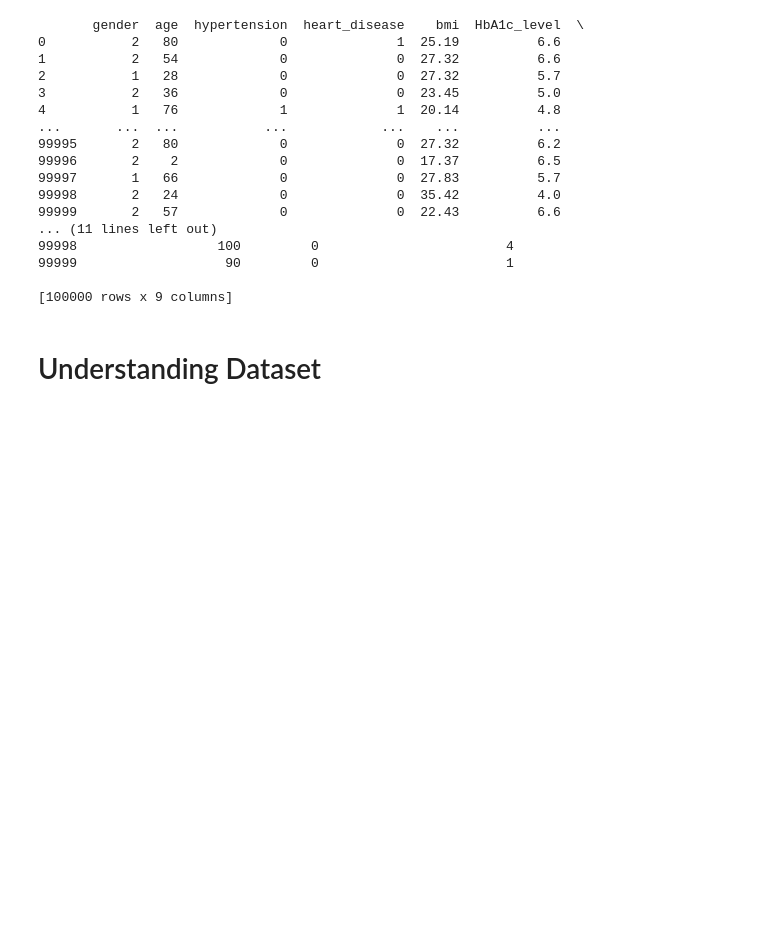
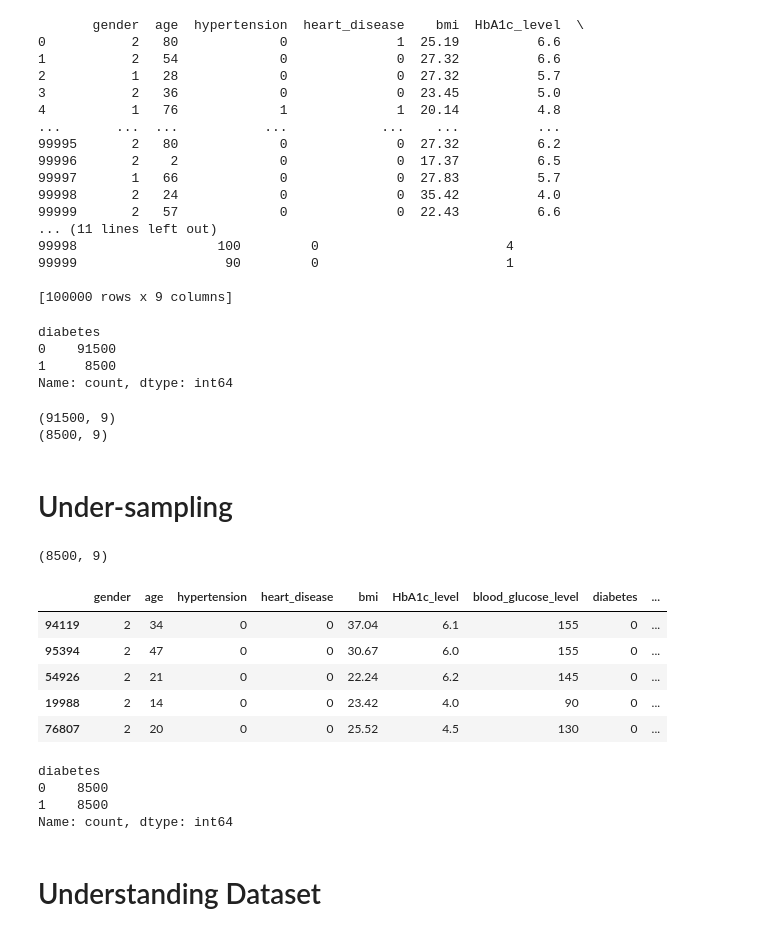
Before and after one commit to PrathamKumar125/Diabetes_Prediction_model, a Jupyter notebook: Diabetes Prediction Model.ipynb, the cells around one changed output. Saved outputs shown, nothing was run; the diff lists cells and outputs as text; code cells hidden in the pictures; blank space fills up the shorter version.

```diff
--- a/Diabetes Prediction Model.ipynb
+++ b/Diabetes Prediction Model.ipynb
@@ -167,6 +167,45 @@ print(df2)
 99999                   90         0                        1
 
 [100000 rows x 9 columns]
+# %%
+df2['diabetes'].value_counts()
+# %% [output]
+diabetes
+0    91500
+1     8500
+Name: count, dtype: int64
+# %%
+negative = df2[df2.diabetes == 0]
+positive = df2[df2.diabetes == 1]
+print(negative.shape)
+print(positive.shape)
+# %% [output]
+(91500, 9)
+(8500, 9)
+# %% [markdown]
+# Under-sampling
+# %%
+negative_sample = negative.sample(n=8500)
+negative_sample.shape
+# %% [output]
+(8500, 9)
+# %%
+df3 = pd.concat([negative_sample, positive], axis = 0)
+df3.head()
+# %% [output]
+|  | gender | age | hypertension | heart_disease | bmi | HbA1c_level | blood_glucose_level | diabetes | ... |
+| 94119 | 2 | 34 | 0 | 0 | 37.04 | 6.1 | 155 | 0 | ... |
+| 95394 | 2 | 47 | 0 | 0 | 30.67 | 6.0 | 155 | 0 | ... |
+| 54926 | 2 | 21 | 0 | 0 | 22.24 | 6.2 | 145 | 0 | ... |
+| 19988 | 2 | 14 | 0 | 0 | 23.42 | 4.0 | 90 | 0 | ... |
+| 76807 | 2 | 20 | 0 | 0 | 25.52 | 4.5 | 130 | 0 | ... |
+# %%
+df3['diabetes'].value_counts()
+# %% [output]
+diabetes
+0    8500
+1    8500
+Name: count, dtype: int64
 # %% [markdown]
 # Understanding Dataset
 # %%
```
Also changed, not shown: parts of 22 cells of this notebook.
